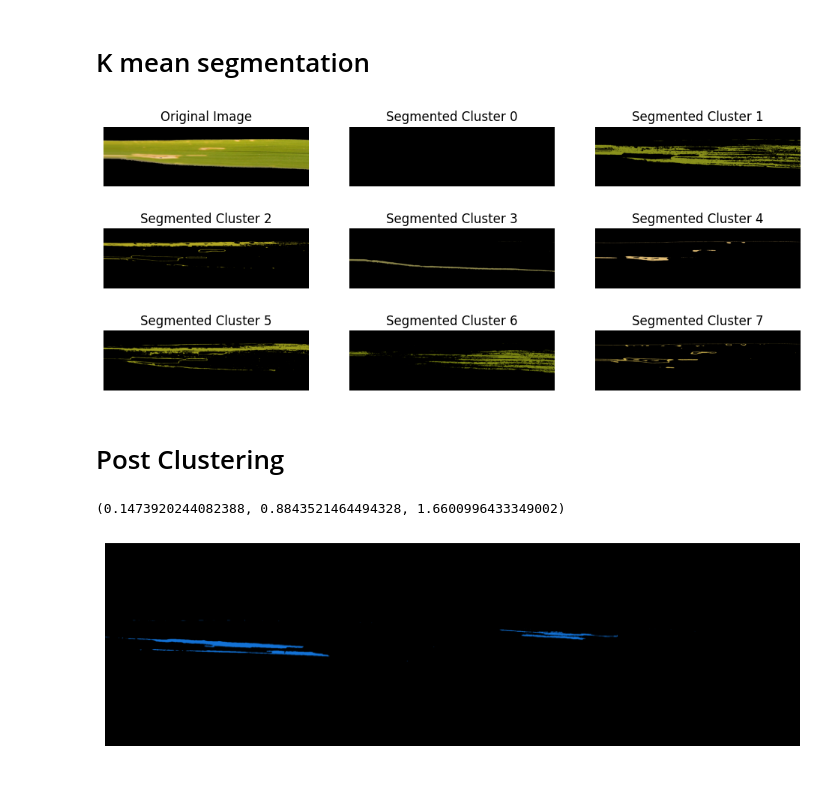
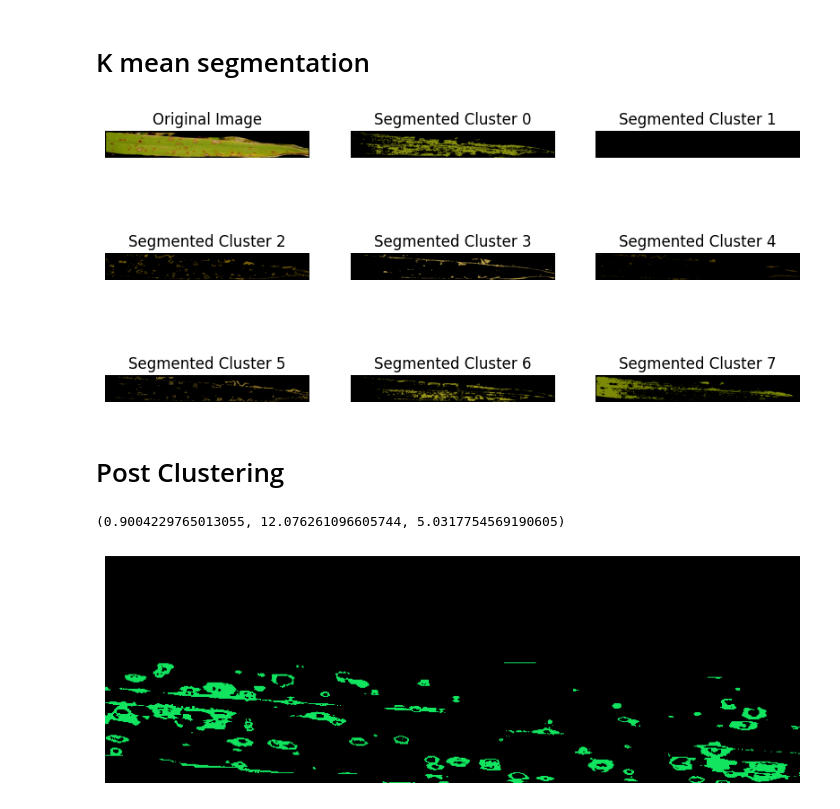
Before and after one commit to maevlava/paddy-leaf, a Jupyter notebook: K segmentation.ipynb, the cells around one changed output. Saved outputs shown, nothing was run; the diff lists cells and outputs as text; code cells hidden in the pictures; blank space fills up the shorter version.

Commit message:
Methods works for all diseases

```diff
--- a/K segmentation.ipynb
+++ b/K segmentation.ipynb
@@ -92,7 +92,7 @@ plt.axis("off")
 # %%
 from sklearn.cluster import KMeans
 # %%
-test_image = background_remover("/content/drive/MyDrive/Research Leaf/ASHIIQ/Train/ASHIQ_Train_Bacterial_Leaf_Blight/4.jpg")
+test_image = background_remover("/content/drive/MyDrive/Research Leaf/ASHIIQ/Train/ASHIQ_Train_Brown_Spot/Brown_spot_09.PNG")
 test_image = cv.cvtColor(test_image, cv.COLOR_BGR2RGB)
 # %% [markdown]
 ## Elbow Within Cluster Sum of Square Method
@@ -284,27 +283,27 @@ def mask_filter(image, segmented_image, cluster, labels):
 test_K = 8
 segmented_test_image, test_labels, test_center = k_mean_segmentation(test_image, K=test_K)
 # %%
-plt.figure(figsize=(12, 5))
+plt.figure(figsize=(10, 5))
 plt.subplot(3, 3, 1)
 plt.title("Original Image")
 plt.imshow(test_image)
 plt.axis("off")
 
 for cluster in range(test_K):
   filtered_test_image = mask_filter(test_image, segmented_test_image, cluster, test_labels)
 
   plt.subplot(3, 3, cluster + 2)
   plt.title(f'Segmented Cluster {cluster}')
   plt.imshow(filtered_test_image)
   plt.axis("off")
 
 plt.show()
 # %% [output]
-[figure, old version]
+[figure, new version]
 # %% [markdown]
 # Post Clustering
 # %%
-diseased_portion_image = mask_filter(test_image, segmented_test_image, 2, test_labels)
+diseased_portion_image = mask_filter(test_image, segmented_test_image, 3, test_labels)
 diseased_portion_image = cv.cvtColor(diseased_portion_image, cv.COLOR_RGB2HSV)
 mean_hsv = cv.mean(diseased_portion_image)[:3]
 print(mean_hsv)
@@ -313,8 +312,8 @@ plt.imshow(diseased_portion_image)
 plt.axis("off")
 plt.show()
 # %% [output]
-(0.1473920244082388, 0.8843521464494328, 1.6600996433349002)
+(0.9004229765013055, 12.076261096605744, 5.0317754569190605)
-[figure, old version]
+[figure, new version]
 # %%
 def normalize_hsv(hsv_value):
     hue, saturation, value = hsv_value
```
Also changed, not shown: parts of 8 cells of this notebook.
